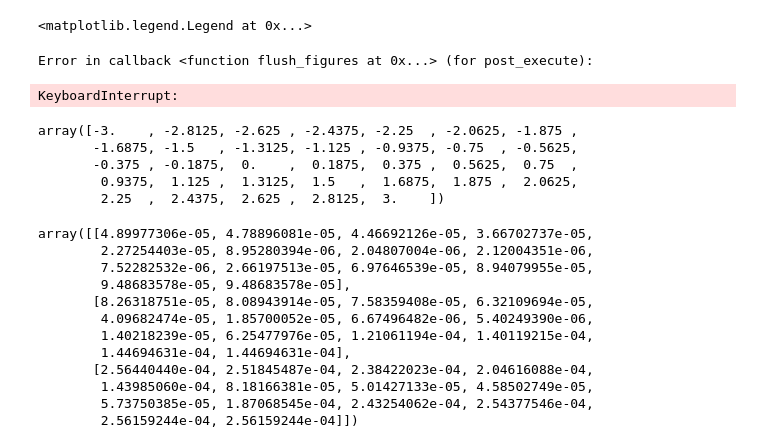
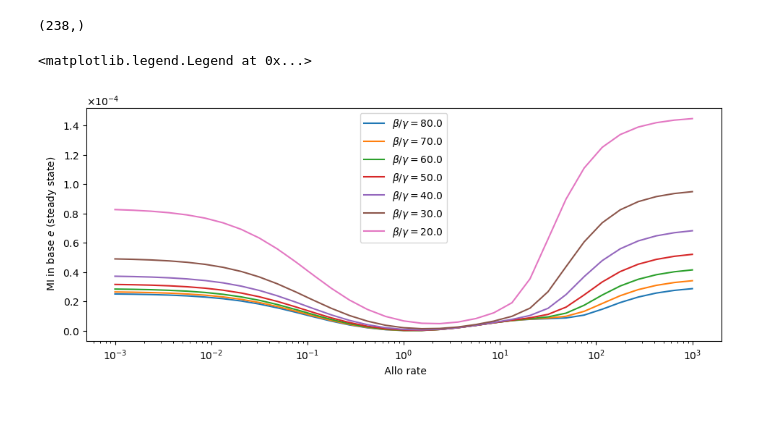
Before and after one commit to PessoaP/Allostery_model, a Jupyter notebook: Allostery loop.ipynb, the cells around one changed output. Cells and saved outputs as stored; diff of their text form; code cells hidden in the pictures; blank space fills up the shorter version.

```diff
--- a/Allostery loop.ipynb
+++ b/Allostery loop.ipynb
@@ -24,6 +20,10 @@ def remake_cases(bog,allo):
 p_steady = np.loadtxt('fixed_steady/steady.csv')
 bog,allo = np.loadtxt('fixed_steady/params.csv').T
 cases = remake_cases(bog,allo)
+# %%
+allo.shape
+# %% [output]
+(238,)
 # %%
 
 S_steady  = [   expected(*marginalize(p_st, case.states, 3) ) for p_st,case in zip(p_steady,cases)]
@@ -36,43 +36,20 @@ MI_steady = np.array(MI_steady).reshape((bog_list.size,-1))
 # %%
 fig, ax = plt.subplots(1, 1, figsize=(10, 4))
 
 
 [ax.plot(al[:-1],MI[:-1],label=r'$\beta / \gamma ={}$'.format(bog)) for al,MI,bog in zip(allo,MI_steady,bog_list) ]
-[ax.scatter(al[:-1],MI[:-1],label=r'$\beta / \gamma ={}$'.format(bog)) for al,MI,bog in zip(allo,MI_steady,bog_list) ]
+#[ax.scatter(al[:-1],MI[:-1]) for al,MI,bog in zip(allo,MI_steady,bog_list) ]
 
 
 plt.xlabel(r' Allo rate')
 plt.xscale('log')
+
 ax.set_ylabel(' MI in base $e$ (steady state)')
 plt.tight_layout()
 
 ax.yaxis.set_major_formatter(ticker.ScalarFormatter(useMathText=True))
 ax.ticklabel_format(style='sci', axis='y', scilimits=(0,0))
 plt.legend()
 # %% [output]
 <matplotlib.legend.Legend at 0x...>
-Error in callback <function flush_figures at 0x...> (for post_execute):
-KeyboardInterrupt:
+[figure, added]
-# %%
-np.linspace(-3,3,33)
-# %% [output]
-array([-3.    , -2.8125, -2.625 , -2.4375, -2.25  , -2.0625, -1.875 ,
-       -1.6875, -1.5   , -1.3125, -1.125 , -0.9375, -0.75  , -0.5625,
-       -0.375 , -0.1875,  0.    ,  0.1875,  0.375 ,  0.5625,  0.75  ,
-        0.9375,  1.125 ,  1.3125,  1.5   ,  1.6875,  1.875 ,  2.0625,
-        2.25  ,  2.4375,  2.625 ,  2.8125,  3.    ])
-# %%
-MI_steady
-# %% [output]
-array([[4.89977306e-05, 4.78896081e-05, 4.46692126e-05, 3.66702737e-05,
-        2.27254403e-05, 8.95280394e-06, 2.04807004e-06, 2.12004351e-06,
-        7.52282532e-06, 2.66197513e-05, 6.97646539e-05, 8.94079955e-05,
-        9.48683578e-05, 9.48683578e-05],
-       [8.26318751e-05, 8.08943914e-05, 7.58359408e-05, 6.32109694e-05,
-        4.09682474e-05, 1.85700052e-05, 6.67496482e-06, 5.40249390e-06,
-        1.40218239e-05, 6.25477976e-05, 1.21061194e-04, 1.40119215e-04,
-        1.44694631e-04, 1.44694631e-04],
-       [2.56440440e-04, 2.51845487e-04, 2.38422023e-04, 2.04616088e-04,
-        1.43985060e-04, 8.18166381e-05, 5.01427133e-05, 4.58502749e-05,
-        5.73750385e-05, 1.87068545e-04, 2.43254062e-04, 2.54377546e-04,
-        2.56159244e-04, 2.56159244e-04]])
```
Also changed, not shown: parts of 8 cells of this notebook, 4 other files.
